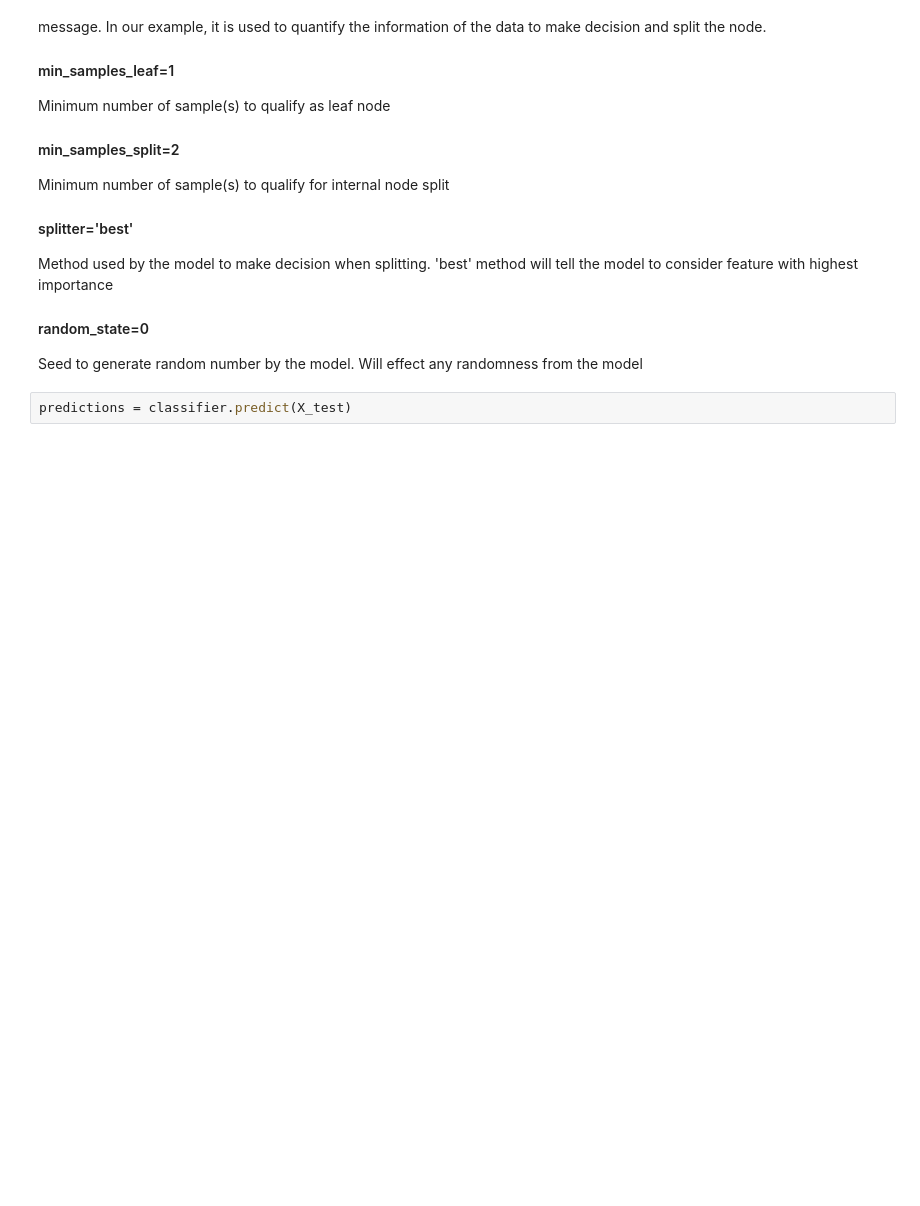
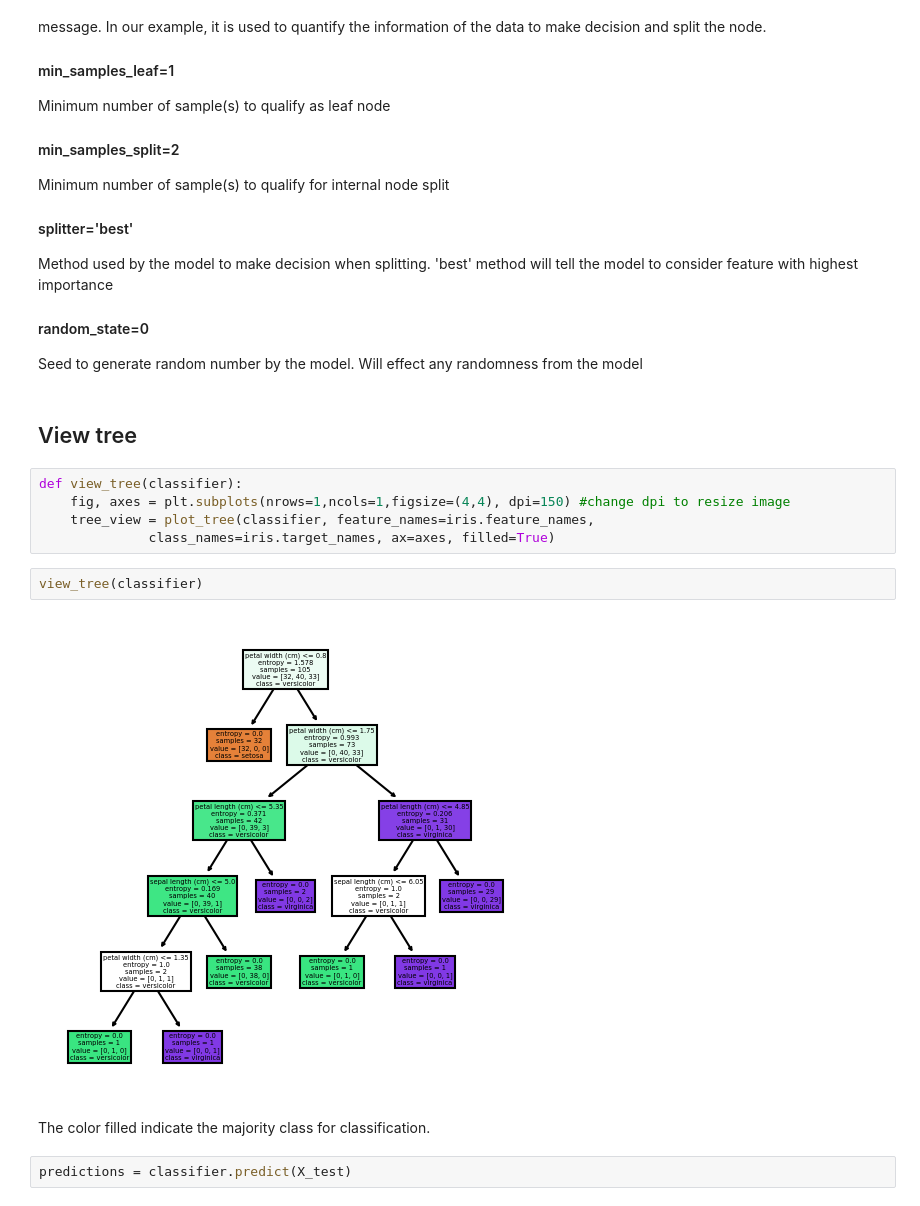
Before and after one commit to CertifaiAI/data-science-fundamentals, a Jupyter notebook: solution/07-0_Decision Tree and Random Forest.ipynb, the cells around one changed output. Cells and saved outputs as stored; diff of their text form; blank space fills up the shorter version.

```diff
--- a/solution/07-0_Decision Tree and Random Forest.ipynb
+++ b/solution/07-0_Decision Tree and Random Forest.ipynb
@@ -75,6 +75,19 @@ Method used by the model to make decision when splitting. 'best' method will tel
 
 #### random_state=0
 Seed to generate random number by the model. Will effect any randomness from the model
+# %% [markdown]
+## View tree
+# %%
+def view_tree(classifier):
+    fig, axes = plt.subplots(nrows=1,ncols=1,figsize=(4,4), dpi=150) #change dpi to resize image
+    tree_view = plot_tree(classifier, feature_names=iris.feature_names,
+              class_names=iris.target_names, ax=axes, filled=True)
+# %%
+view_tree(classifier)
+# %% [output]
+[figure, added]
+# %% [markdown]
+The color filled indicate the majority class for classification.
 # %%
 predictions = classifier.predict(X_test)
 # %%
```
Also changed, not shown: parts of 12 cells of this notebook, 3 other files.
